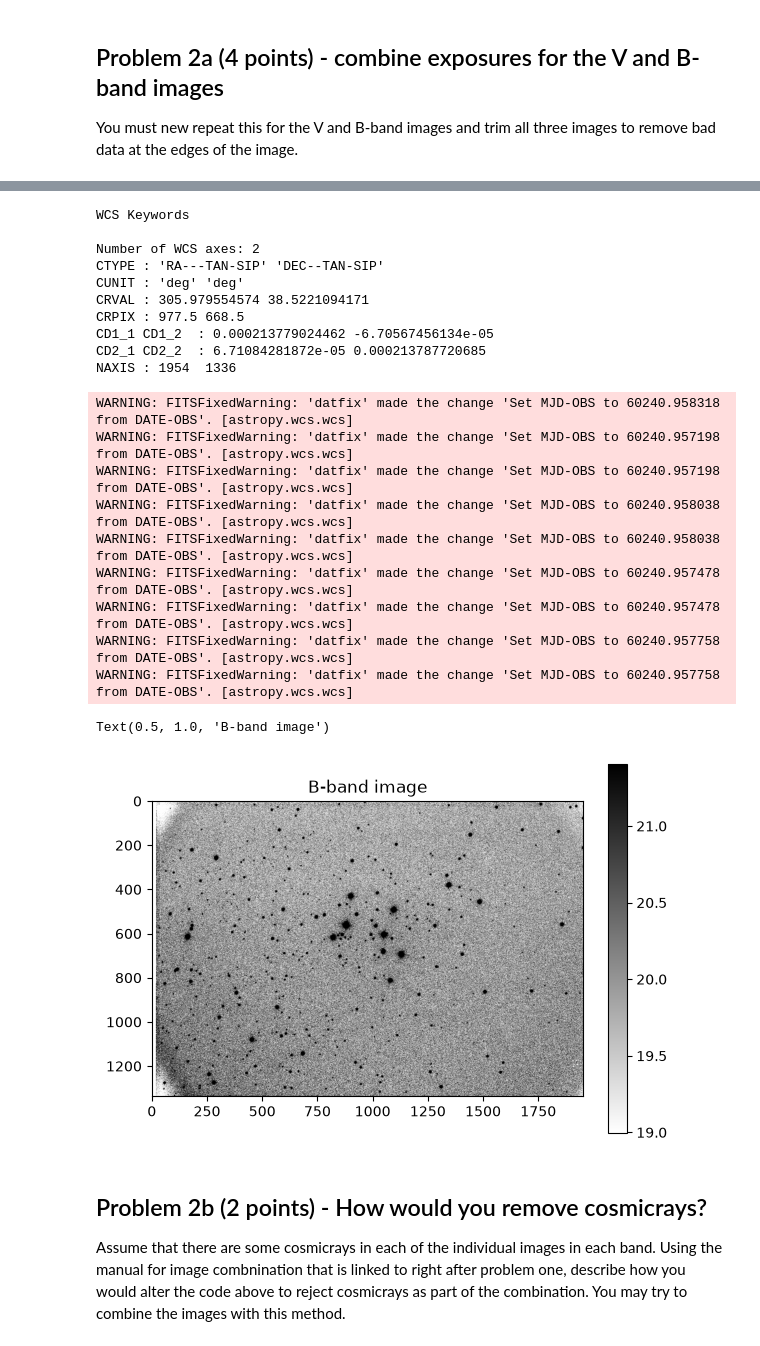
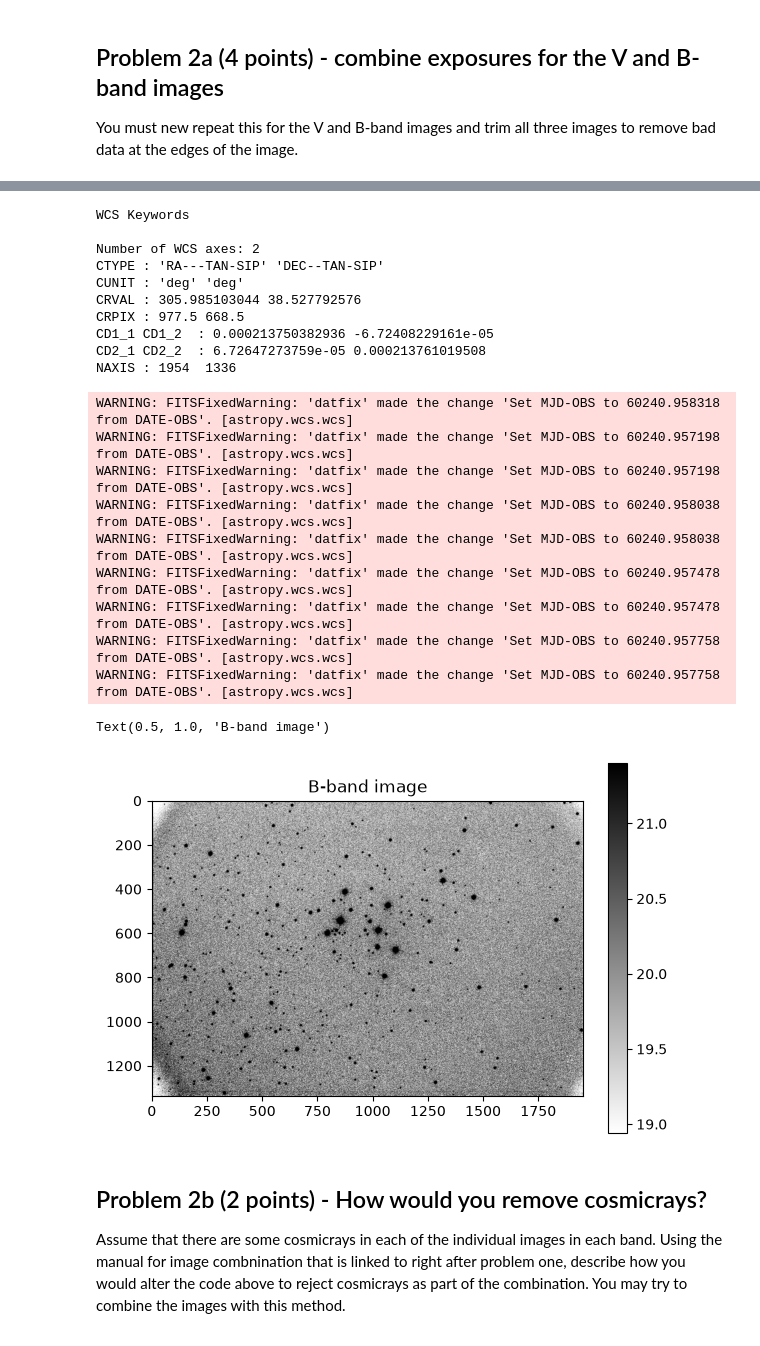
Before and after one commit to NathanielS-KU/Reductionproject_student, a Jupyter notebook: cluster_photometry_student.ipynb, the cells around one changed output, grey strips where cells are left out. Drawn from its saved outputs; the diff is of its cells as text; code cells hidden in the pictures.

Commit message:
Add files via upload
Corrected stacking error which used incorrect header for B and V band stacked images

```diff
--- a/cluster_photometry_student.ipynb
+++ b/cluster_photometry_student.ipynb
@@ -174,7 +174,7 @@ bimage_list = glob.glob('ca*b.fits') ## blue image list
 #read in the first r-band image in that list using fits.getdata.  This image will be used as a target whose WCS
 # will be used for all other images to be transformed onto
 rimage, rheader = fits.getdata(rimage_list[0],header=True)
-target_wcs = WCS(header)
+target_wcs = WCS(rheader)
 
 print(target_wcs)
 #**********************
@@ -248,7 +247,7 @@ You must new repeat this for the V and B-band images and trim all three images t
 
 ## create new target
 vimage, vheader = fits.getdata(vimage_list[0],header=True) ## point it at the first image in the V-Band list
-target_wcs = WCS(header)
+target_wcs = WCS(vheader)
 
 print(target_wcs)
 # using code from cell [11], replacing rimage_list with vimage_list
@@ -301,7 +300,7 @@ Text(0.5, 1.0, 'V-band image')
 #repeat for the B-band images
 ## create new target
 bimage, bheader = fits.getdata(bimage_list[0],header=True) ## point it at the first image in the B-Band list
-target_wcs = WCS(header)
+target_wcs = WCS(bheader)
 
 print(target_wcs)
 # using code from cell [11], replacing rimage_list with bimage_list
@@ -331,25 +329,25 @@ WARNING: FITSFixedWarning: 'datfix' made the change 'Set MJD-OBS to 60240.954399
 WARNING: FITSFixedWarning: 'datfix' made the change 'Set MJD-OBS to 60240.958318 from DATE-OBS'. [astropy.wcs.wcs]
 WCS Keywords
 
 Number of WCS axes: 2
 CTYPE : 'RA---TAN-SIP' 'DEC--TAN-SIP'
 CUNIT : 'deg' 'deg'
-CRVAL : 305.979554574 38.5221094171
+CRVAL : 305.985103044 38.527792576
 CRPIX : 977.5 668.5
-CD1_1 CD1_2  : 0.000213779024462 -6.70567456134e-05
-CD2_1 CD2_2  : 6.71084281872e-05 0.000213787720685
+CD1_1 CD1_2  : 0.000213750382936 -6.72408229161e-05
+CD2_1 CD2_2  : 6.72647273759e-05 0.000213761019508
 NAXIS : 1954  1336
 WARNING: FITSFixedWarning: 'datfix' made the change 'Set MJD-OBS to 60240.958318 from DATE-OBS'. [astropy.wcs.wcs]
 WARNING: FITSFixedWarning: 'datfix' made the change 'Set MJD-OBS to 60240.957198 from DATE-OBS'. [astropy.wcs.wcs]
 WARNING: FITSFixedWarning: 'datfix' made the change 'Set MJD-OBS to 60240.957198 from DATE-OBS'. [astropy.wcs.wcs]
 WARNING: FITSFixedWarning: 'datfix' made the change 'Set MJD-OBS to 60240.958038 from DATE-OBS'. [astropy.wcs.wcs]
 WARNING: FITSFixedWarning: 'datfix' made the change 'Set MJD-OBS to 60240.958038 from DATE-OBS'. [astropy.wcs.wcs]
 WARNING: FITSFixedWarning: 'datfix' made the change 'Set MJD-OBS to 60240.957478 from DATE-OBS'. [astropy.wcs.wcs]
 WARNING: FITSFixedWarning: 'datfix' made the change 'Set MJD-OBS to 60240.957478 from DATE-OBS'. [astropy.wcs.wcs]
 WARNING: FITSFixedWarning: 'datfix' made the change 'Set MJD-OBS to 60240.957758 from DATE-OBS'. [astropy.wcs.wcs]
 WARNING: FITSFixedWarning: 'datfix' made the change 'Set MJD-OBS to 60240.957758 from DATE-OBS'. [astropy.wcs.wcs]
 Text(0.5, 1.0, 'B-band image')
-[figure, old version]
+[figure, new version]
 # %% [markdown]
 ## Problem 2b (2 points) - How would you remove cosmicrays?
 
```
Also changed, not shown: parts of 15 cells of this notebook.
